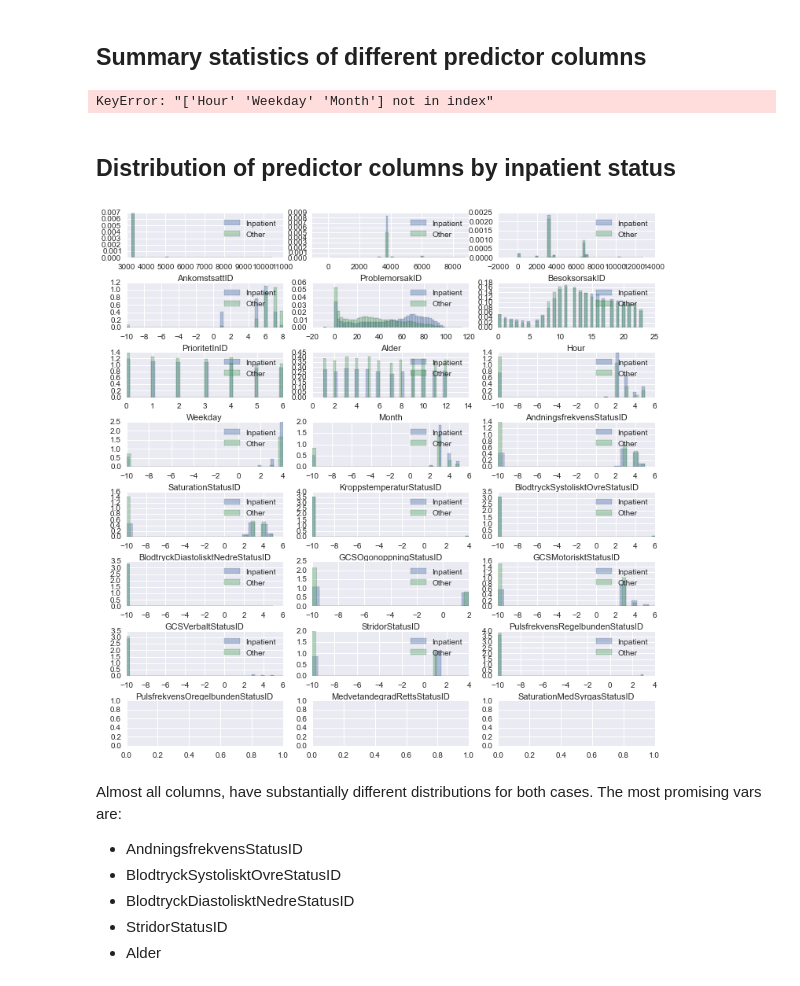
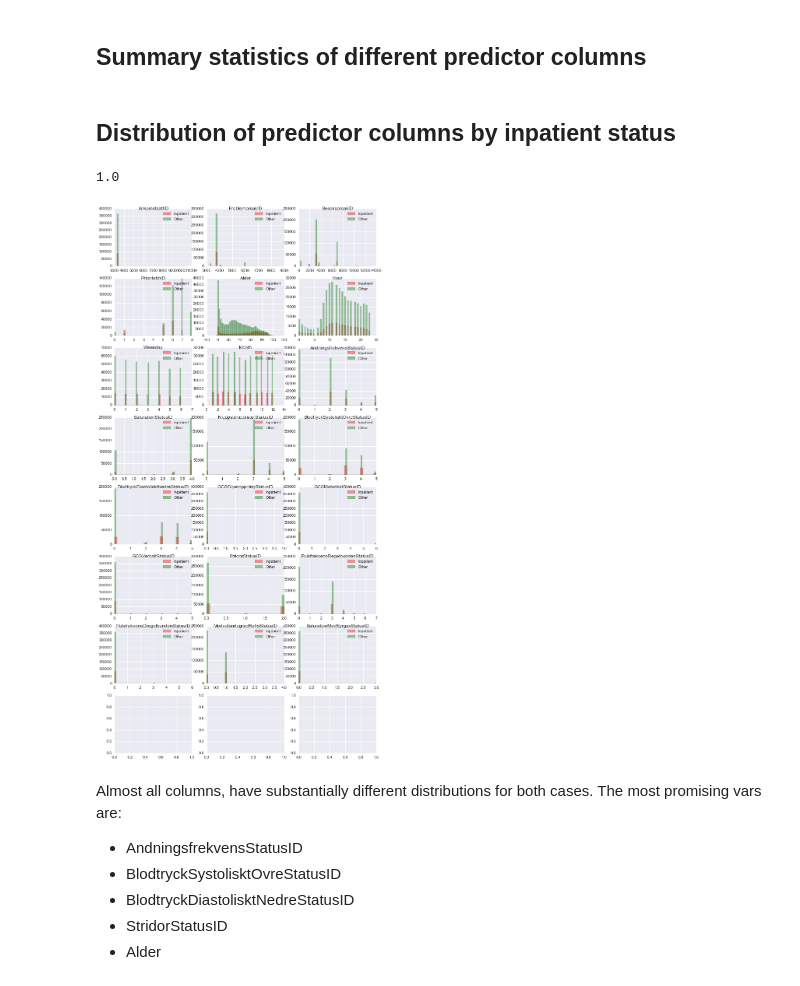
Before and after one commit to solomatov/cs109-project, a Jupyter notebook: ER.ipynb, the cells around one changed output. Saved outputs shown, nothing was run; the diff lists cells and outputs as text; code cells hidden in the pictures.

Commit message:
Distribution plots cleaned up layout

```diff
--- a/ER.ipynb
+++ b/ER.ipynb
@@ -195,0 +194,6 @@ dataclean = data
+# %%
+dataclean = data.copy()
+
+dataclean['SaturationStatusID'].min()
+
+#data[input_columns]
@@ -201,3 +207,8 @@ Replace NaNs and nulls with -10 so that libraries which don't work well with NaN
 for col in input_columns:
     is_null = data[col].isnull()
     data.loc[is_null, col] = -10
+
+print dataclean['SaturationStatusID'].min()
+for col in input_columns:
+    is_null = dataclean[col].isnull()
+    dataclean.loc[is_null, col] = dataclean[col].min()-1
@@ -297,24 +292,31 @@ dtype: int64
 # %% [markdown]
 ## Summary statistics of different predictor columns
 # %%
-train_data[input_columns].describe()
+dataclean[input_columns].describe()
-# %% [output]
-KeyError: "['Hour' 'Weekday' 'Month'] not in index"
 # %% [markdown]
 ## Distribution of predictor columns by inpatient status
+# %%
+dataclean['SaturationStatusID'].min()
+# %% [output]
+1.0
 # %%
 def plot_column(ax, col):
-    sns.distplot(train_data[col][train_data.Inpatient == 1], kde=False, ax=ax, label='Inpatient', norm_hist=True)
-    sns.distplot(train_data[col][train_data.Inpatient == 0], kde=False, ax=ax, label='Other', norm_hist=True)
+    sns.distplot(dataclean[col][dataclean.Inpatient == 1] , kde=False, ax=ax,axlabel=False, label='Inpatient', norm_hist=False,color='Red')
+    sns.distplot(dataclean[col][dataclean.Inpatient == 0] , kde=False, ax=ax,axlabel=False, label='Other', norm_hist=False,color='Green')
+    ax.set_title(col, horizontalalignment='center', verticalalignment='top')
+
     ax.legend()
 
-fig, axes = plt.subplots(nrows=8, ncols=3, sharex=False, sharey=False, figsize=(10, 10))
+
+
+fig, axes = plt.subplots(nrows=8, ncols=3, sharex=False, sharey=False, figsize=(10, 20))
+
 fig.tight_layout()
 
 for ax, col in zip(axes.ravel(), input_columns):
     plot_column(ax, col)
 # %% [output]
-[figure, old version]
+[figure, new version]
 # %% [markdown]
 Almost all columns, have substantially different distributions for both cases. The most promising vars are:
 
```
Also changed, not shown: parts of 15 cells of this notebook.
